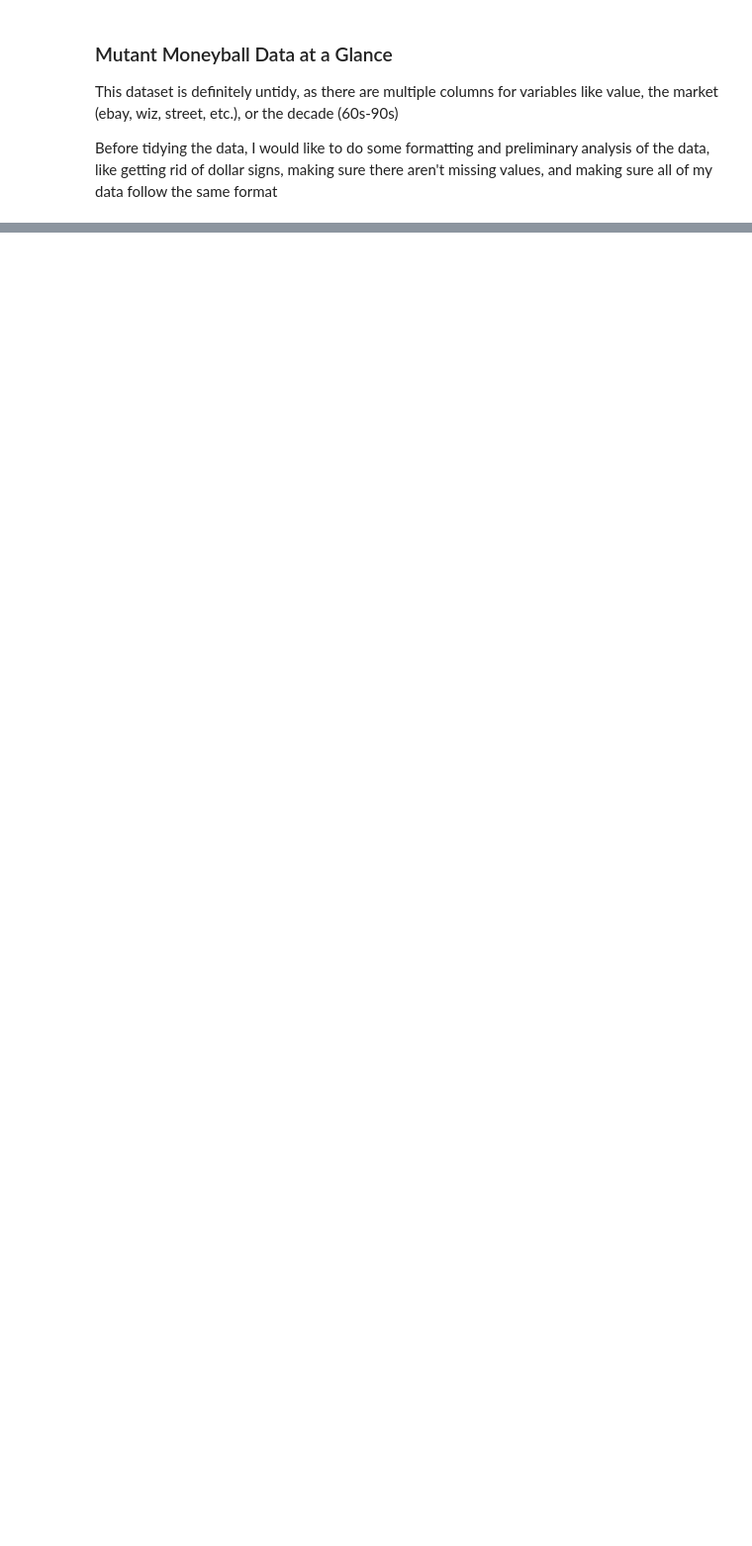
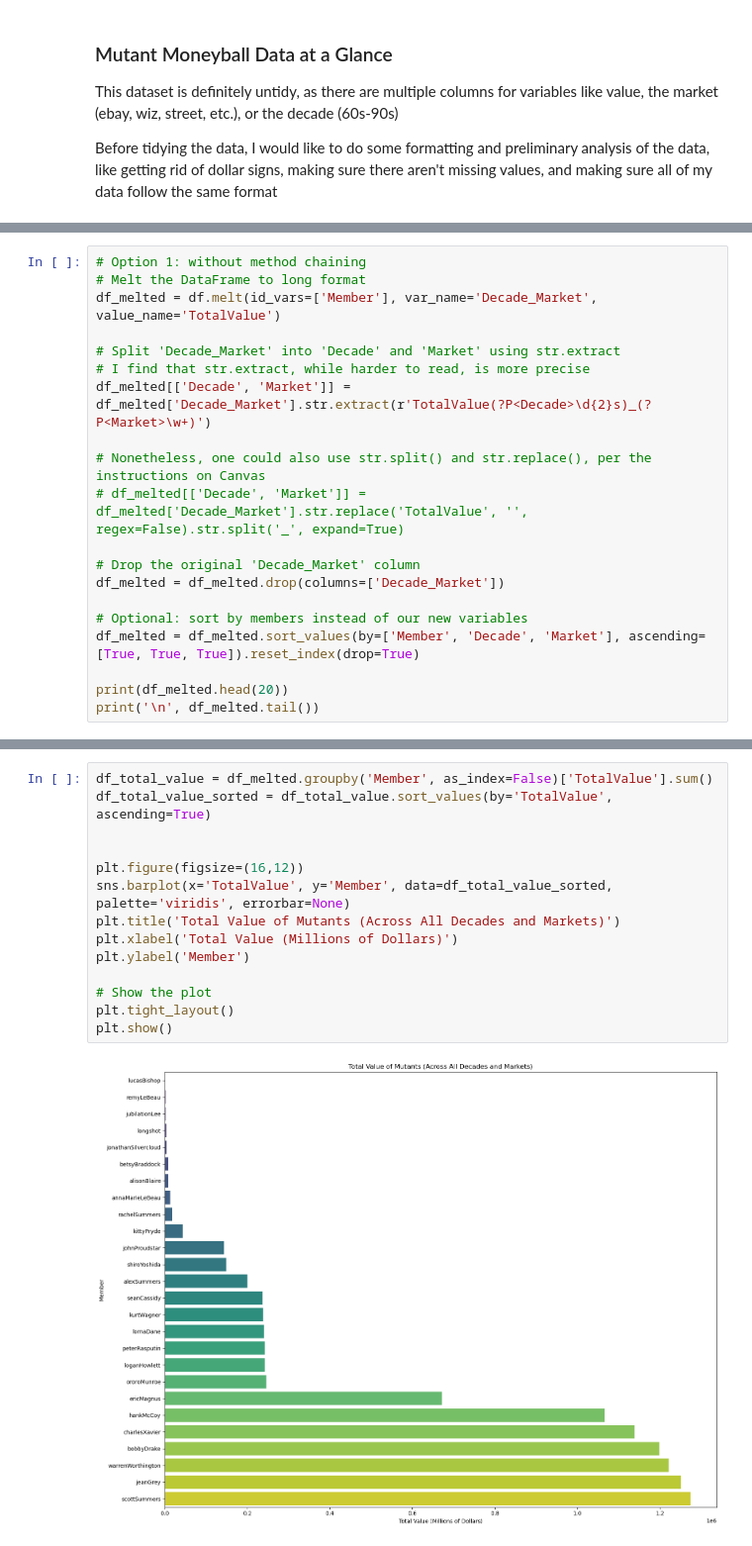
Before and after one commit to mmccoll03/MCCOLLUM-Data-Science-Portfolio, a Jupyter notebook: TidyData-Project/tidy_mutants.ipynb, the cells around one changed output, grey strips where cells are left out. Shown at 99% size. Drawn from its saved outputs; the diff is of its cells as text; blank space fills up the shorter version.

```diff
--- a/TidyData-Project/tidy_mutants.ipynb
+++ b/TidyData-Project/tidy_mutants.ipynb
@@ -16,0 +103,20 @@ FileNotFoundError: [Errno 2] No such file or directory: 'TidyData-Project/mutant
+# %%
+# Option 1: without method chaining
+# Melt the DataFrame to long format
+df_melted = df.melt(id_vars=['Member'], var_name='Decade_Market', value_name='TotalValue')
+
+# Split 'Decade_Market' into 'Decade' and 'Market' using str.extract
+# I find that str.extract, while harder to read, is more precise
+df_melted[['Decade', 'Market']] = df_melted['Decade_Market'].str.extract(r'TotalValue(?P<Decade>\d{2}s)_(?P<Market>\w+)')
+
+# Nonetheless, one could also use str.split() and str.replace(), per the instructions on Canvas
+# df_melted[['Decade', 'Market']] = df_melted['Decade_Market'].str.replace('TotalValue', '', regex=False).str.split('_', expand=True)
+
+# Drop the original 'Decade_Market' column
+df_melted = df_melted.drop(columns=['Decade_Market'])
+
+# Optional: sort by members instead of our new variables
+df_melted = df_melted.sort_values(by=['Member', 'Decade', 'Market'], ascending=[True, True, True]).reset_index(drop=True)
+
+print(df_melted.head(20))
+print('\n', df_melted.tail())
@@ -16,0 +238,16 @@ FileNotFoundError: [Errno 2] No such file or directory: 'TidyData-Project/mutant
+# %%
+df_total_value = df_melted.groupby('Member', as_index=False)['TotalValue'].sum()
+df_total_value_sorted = df_total_value.sort_values(by='TotalValue', ascending=True)
+
+
+plt.figure(figsize=(16,12))
+sns.barplot(x='TotalValue', y='Member', data=df_total_value_sorted, palette='viridis', errorbar=None)
+plt.title('Total Value of Mutants (Across All Decades and Markets)')
+plt.xlabel('Total Value (Millions of Dollars)')
+plt.ylabel('Member')
+
+# Show the plot
+plt.tight_layout()
+plt.show()
+# %% [output]
+[figure, added]
```
Also changed, not shown: parts of 20 cells of this notebook.
